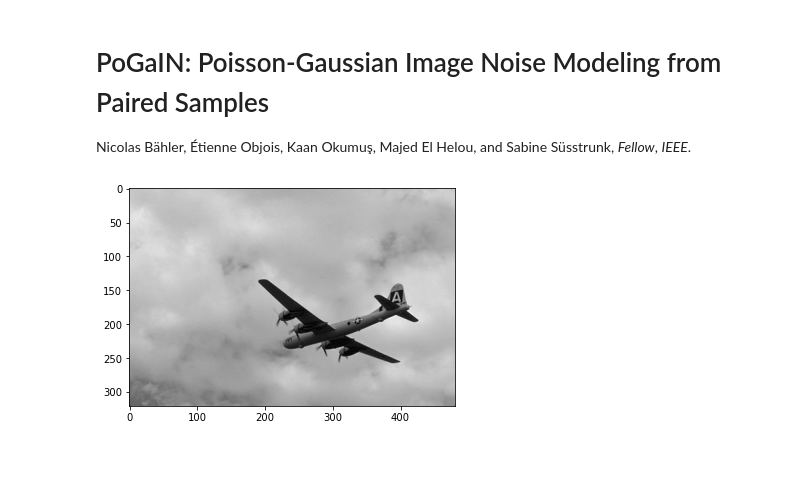
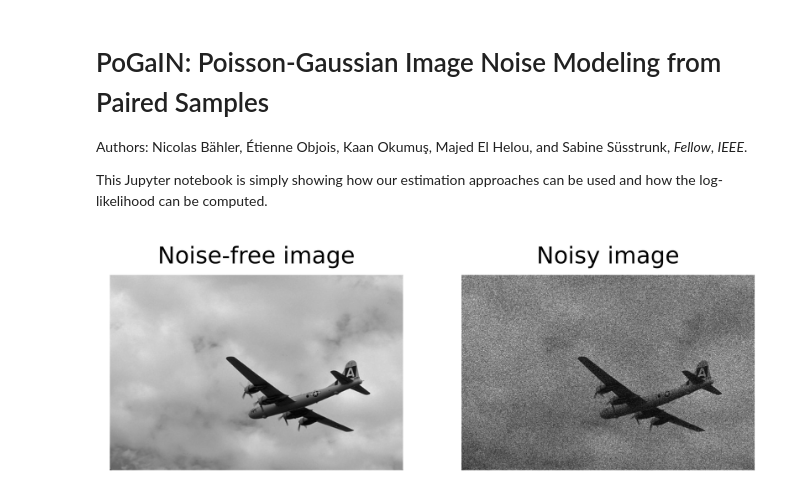
Before and after one commit to IVRL/PoGaIN, a Jupyter notebook: main.ipynb, the cells around one changed output. Saved outputs shown, nothing was run; the diff lists cells and outputs as text; code cells hidden in the pictures; blank space fills up the shorter version.

```diff
--- a/main.ipynb
+++ b/main.ipynb
@@ -1,7 +1,10 @@
 # %% [markdown]
 # PoGaIN: Poisson-Gaussian Image Noise Modeling from Paired Samples
-Nicolas Bähler, Étienne Objois, Kaan Okumuş, Majed El Helou, and Sabine
+Authors: Nicolas Bähler, Étienne Objois, Kaan Okumuş, Majed El Helou, and Sabine
 Süsstrunk, _Fellow_, _IEEE_.
+
+This Jupyter notebook is simply showing how our estimation approaches can be
+used and how the log-likelihood can be computed.
 # %%
 %matplotlib inline
 import matplotlib.pyplot as plt
@@ -14,14 +17,23 @@ from utils import (
 # %%
 # Define parameters
 a = 45
 b = 0.015
 s = 42
 
 # Load noise-free image
 x, shape = load_image("BSDS300/images/test/3096.jpg")
 
+# Synthesize and add noise to image
+y = add_noise(x, a, b, s)
+
 # Show noise-free image
-plt.imshow(x.reshape(shape), cmap="gray")
+fig, axs = plt.subplots(1, 2, figsize=(6, 9), dpi=600)
+axs[0].axis("off")
+axs[1].axis("off")
+axs[0].imshow(x.reshape(shape), cmap="gray")
+axs[1].imshow(y.reshape(shape), cmap="gray")
+axs[0].title.set_text("Noise-free image")
+axs[1].title.set_text("Noisy image")
 plt.show()
 # %% [output]
-[figure, old version]
+[figure, new version]
```
Also changed, not shown: parts of 1 cell of this notebook, 6 other files.
